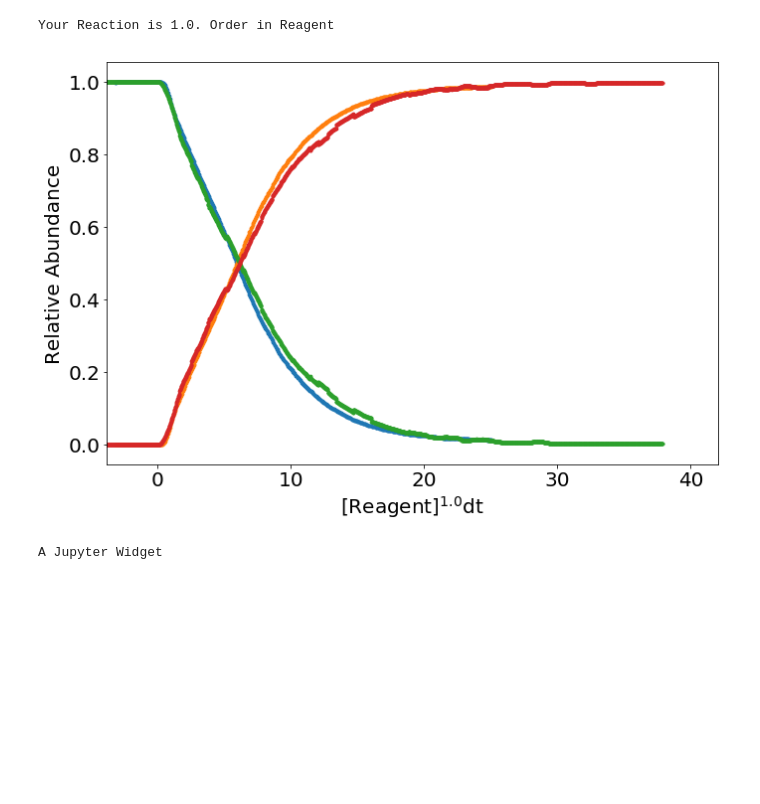
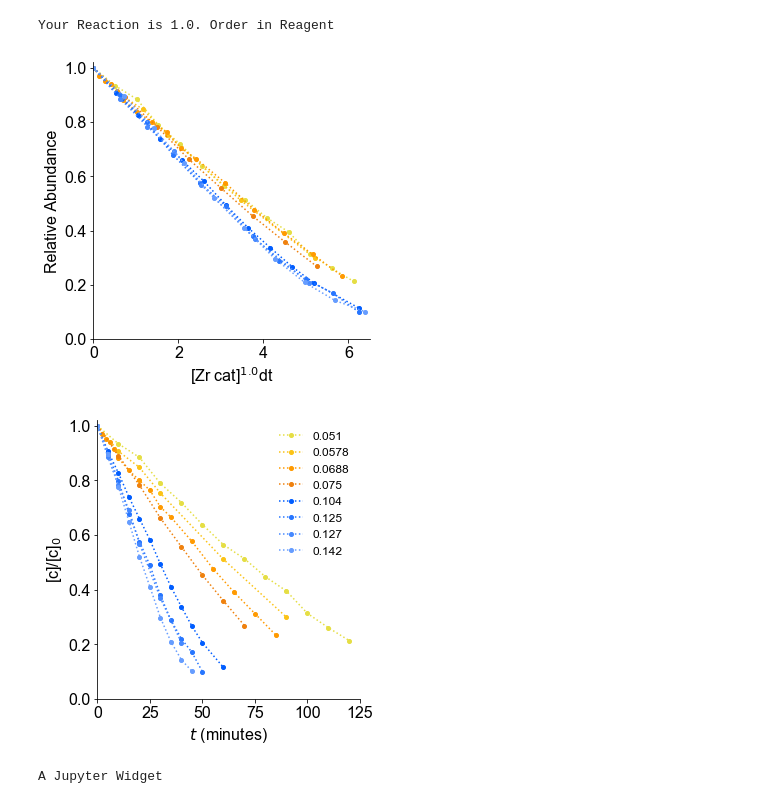
Before and after one commit to brettrhenderson/Catacycle_Web, a Jupyter notebook: app/modules/vtna/Int_VTNA.ipynb, the cells around one changed output. Drawn from its saved outputs; the diff is of its cells as text; code cells hidden in the pictures; blank space fills up the shorter version.

Commit message:
poison function done, plots figures for poster, added virtual data pynb for GSRD poster. Will probably remove soon

```diff
--- a/app/modules/vtna/Int_VTNA.ipynb
+++ b/app/modules/vtna/Int_VTNA.ipynb
@@ -20,7 +20,7 @@ full name of excel file: sampledata/VTNA329.xlsx
 concs = [0.0510,0.0578,0.0688,0.0750,0.104,0.125,0.127,0.142]
 # %%
 #user input on Normalization Type
-conc = []
+conc = concs
 #normalization_method = input('MV, TC or no normalization? ')
-for i in range(len(xl.sheet_names)):
-    conc.append(float(input("value (unitless) for relative concentration of reagent/catalyst in {}: ".format(xl.sheet_names[i]))))
+#for i in range(len(xl.sheet_names)):
+#    conc.append(float(input("value (unitless) for relative concentration of reagent/catalyst in {}: ".format(xl.sheet_names[i]))))
@@ -95,7 +92,7 @@ def interact_smoother(sheetnorm, maxtime, title, color):
 # %%
 Rnorm = []
 for i in range(len(xl.sheet_names)):
-    Rnorm.append(normalize_columns(R[i], Total[i]))
+    Rnorm.append(normalize_columns(R[i], Total))
 #find max time to scale axes
 maxtime = []
 for i in range(len(xl.sheet_names)):
@@ -195,31 +190,80 @@ order = trans.children[0].value
 print("Your Reaction is {}. Order in Reagent\n".format(order))
 # %% [output]
 Your Reaction is 1.0. Order in Reagent
+# %%
+#generate a final plot
+#good formatting starts here
+palletteA = ["#003267","#12a4f1","#808fbd"]
+palletteB = ["#e5de44","#ef810e","#a73232"]
+font = {'family' : 'arial',
+        'weight' : 'normal',
+        'size'   : 16}
+plt.rc('font', **font)
+palletteC = palletteA + palletteB
+palletteD = ["#e5de44","#fbc316","#ff9a00","#ef810e",'#005DFF','#2776FF','#4689FF','#669DFF','#7EACFF']
+plt.figure(figsize=(5,5))
+R_final = []
+t_vtna = []
+for h in range(len(xl.sheet_names)):
+    for i,col in enumerate(Rzeroed[h].columns):
+        if i > 0:
+            t_vtna = Rzeroed[h].iloc[:,0]*float(conc[h])**order
+            smoothed = Rzeroed[h][col].rolling(window[h]).mean()
+            plt.plot(t_vtna, smoothed, linestyle = ':', marker='.',markersize = 8, color = palletteD[h])
+val = []
+for i in range(len(xl.sheet_names)):
+    val.append((Rzeroed[i].iloc[:,0]*float(conc[i])**order).max())
+    endtime = max(val)
+plt.xlim(-endtime/10, endtime)
+plt.ylim(0,1.02)
+plt.xlim(0,6.5)
+plt.ylabel('Relative Abundance')
+plt.xlabel('[Zr cat]$^{{{}}}$dt'.format(str(order)))
+#plt.legend([plot1,plot2],[str(conc1)+' mM', str(conc2)+ ' mM'],loc = 'best')
+plt.tight_layout(True)
+#plt.rc('font', size=20)
+plt.savefig('VTNA_rawplot.png', dpi=200, filetype = 'png')
+frame1 = plt.gca()
+frame1.spines['top'].set_visible(False)
+frame1.spines['right'].set_visible(False)
+#plt.legend(frameon=False)
+plt.savefig('hydroamination_1storder.png', dpi=200, filetype = 'png')
+
+plt.show()
+# %% [output]
+[figure, added]
 # %%
-#generate a final plot
-plt.figure(figsize=(10,7))
+#original
+plt.figure(figsize=(5,5))
 R_final = []
 t_vtna = []
 for h in range(len(xl.sheet_names)):
     for i,col in enumerate(Rzeroed[h].columns):
         if i > 0:
-            t_vtna = Rzeroed[h].iloc[:,0]*float(conc[h])**order
+            t_vtna = Rzeroed[h].iloc[:,0]#*float(conc[h])**order
             smoothed = Rzeroed[h][col].rolling(window[h]).mean()
-            plt.scatter(t_vtna, smoothed, marker='.',s = 30)
+            plt.plot(t_vtna, smoothed, linestyle = ':', marker='.',markersize = 8, color = palletteD[h], label = concs[h])
 val = []
 for i in range(len(xl.sheet_names)):
     val.append((Rzeroed[i].iloc[:,0]*float(conc[i])**order).max())
     endtime = max(val)
-plt.xlim(-endtime/10, endtime+endtime/10)
-plt.ylabel('Relative Abundance')
-plt.xlabel('[Reagent]$^{{{}}}$dt'.format(str(order)))
+plt.ylim(0,1.02)
+plt.xlim(0,125)
+#plt.xlim(-endtime/10, endtime)
+plt.ylabel('[c]/[c]$_0$')
+plt.xlabel('$t$ (minutes)'.format(str(order)))
 #plt.legend([plot1,plot2],[str(conc1)+' mM', str(conc2)+ ' mM'],loc = 'best')
 plt.tight_layout(True)
-plt.rc('font', size=20)
-#plt.savefig('VTNA_rawplot.png', dpi=600, filetype = 'png')
+plt.savefig('VTNA_rawplot.png', dpi=200, filetype = 'png')
+frame1 = plt.gca()
+frame1.spines['top'].set_visible(False)
+frame1.spines['right'].set_visible(False)
+plt.legend(frameon=False, fontsize = 12)
+plt.savefig('hydroam_overlay.png', dpi=200, filetype = 'png')
+
 plt.show()
 # %% [output]
-[figure, old version]
+[figure, new version]
 # %%
 #save the new data
 data_out = []
```
Also changed, not shown: parts of 8 cells of this notebook, 25 other files.
